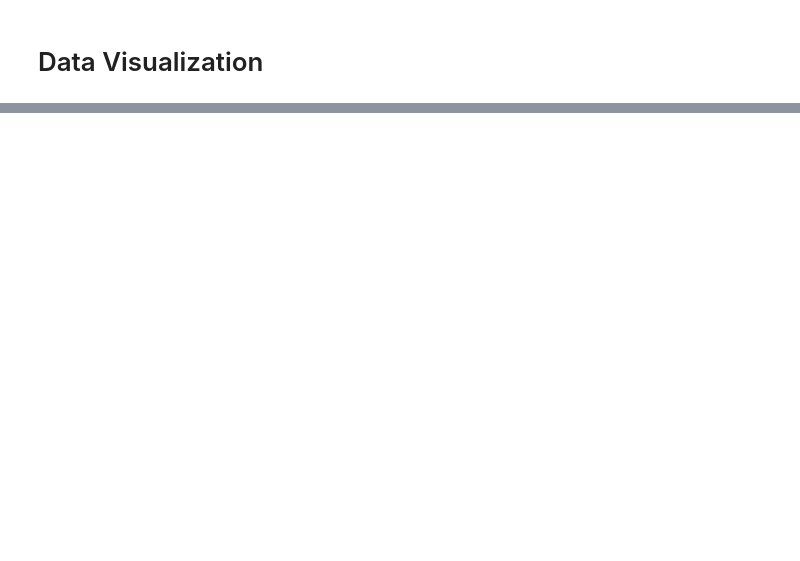
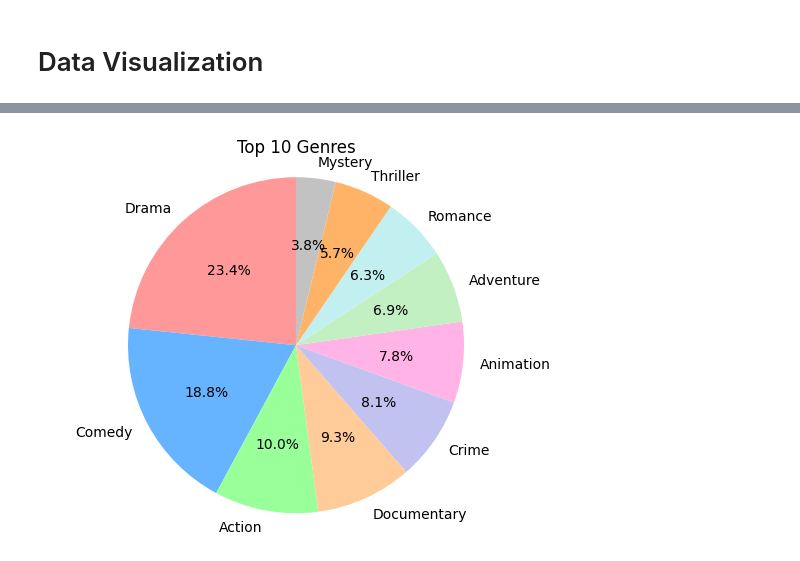
Before and after one commit to shoaiburrehman/data-expedition-movies, a Jupyter notebook: data-expedition-movies.ipynb, the cells around one changed output, grey strips where cells are left out. Cells and saved outputs as stored; diff of their text form; code cells hidden in the pictures; blank space fills up the shorter version.

Commit message:
Kaggle Notebook | Data Expedition - MOVIES | Version 23

```diff
--- a/data-expedition-movies.ipynb
+++ b/data-expedition-movies.ipynb
@@ -491,27 +1134,38 @@ plt.show()
 # %%
-type_counts = movies_df['Type'].value_counts()
-genre_counts = movies_df['GENRE'].str.split(',').explode().str.strip().value_counts()
+# type_counts = movies_df['Type'].value_counts()
+# genre_counts = movies_df['GENRE'].str.split(',').explode().str.strip().value_counts()
 
-# Creating the figure and the outer pie chart
+# # Creating the figure and the outer pie chart
+# fig, ax = plt.subplots()
+
+# # Data for the outer pie chart
+# ax.pie(type_counts, labels=type_counts.index, autopct='%1.1f%%', startangle=180, colors=['#66b3ff','#99ff99'])
+
+# # To draw a white circle at the center
+# centre_circle = plt.Circle((0,0),0.70,fc='white')
+# fig.gca().add_artist(centre_circle)
+
+# # Creating the subplot inside the pie chart
+# sub_ax = fig.add_axes([0.3, 0.3, 0.4, 0.4])
+# sub_ax.pie(genre_counts[:5], labels=genre_counts.index[:5], autopct='%1.1f%%', startangle=180, colors=['#ff9999','#66b3ff','#99ff99'])
+
+# # Equal aspect ratio ensures that pie is drawn as a circle.
+# ax.axis('equal')
+# sub_ax.axis('equal')
+
+# ax.set_title('Movies Analysis with the Type and Genre')
+# plt.show()
+
+top_genres = movies_df['GENRE'].str.split(',').explode().str.strip().value_counts()[:10]
 fig, ax = plt.subplots()
+colors = ['#ff9999', '#66b3ff', '#99ff99', '#ffcc99', '#c2c2f0', '#ffb3e6', '#c2f0c2', '#c2f0f0', '#ffb366', '#c2c2c2']
+ax.pie(top_genres, labels=top_genres.index, autopct='%1.1f%%', startangle=90, colors=colors)
+ax.axis('equal')
 
-# Data for the outer pie chart
-ax.pie(type_counts, labels=type_counts.index, autopct='%1.1f%%', startangle=180, colors=['#66b3ff','#99ff99'])
-
-# To draw a white circle at the center
-centre_circle = plt.Circle((0,0),0.70,fc='white')
-fig.gca().add_artist(centre_circle)
-
-# Creating the subplot inside the pie chart
-sub_ax = fig.add_axes([0.3, 0.3, 0.4, 0.4])
-sub_ax.pie(genre_counts[:5], labels=genre_counts.index[:5], autopct='%1.1f%%', startangle=180, colors=['#ff9999','#66b3ff','#99ff99'])
-
-# Equal aspect ratio ensures that pie is drawn as a circle.
-ax.axis('equal')
-sub_ax.axis('equal')
-
-ax.set_title('Movies Analysis with the Type and Genre')
+ax.set_title('Top 10 Genres')
 plt.show()
+# %% [output]
+[figure, added]
 # %%
 top_10_low_movies = movies_df.sort_values(by='RATING', ascending=False).tail(10)
 plt.figure(figsize=(10, 6))
```
Also changed, not shown: parts of 69 cells of this notebook.
